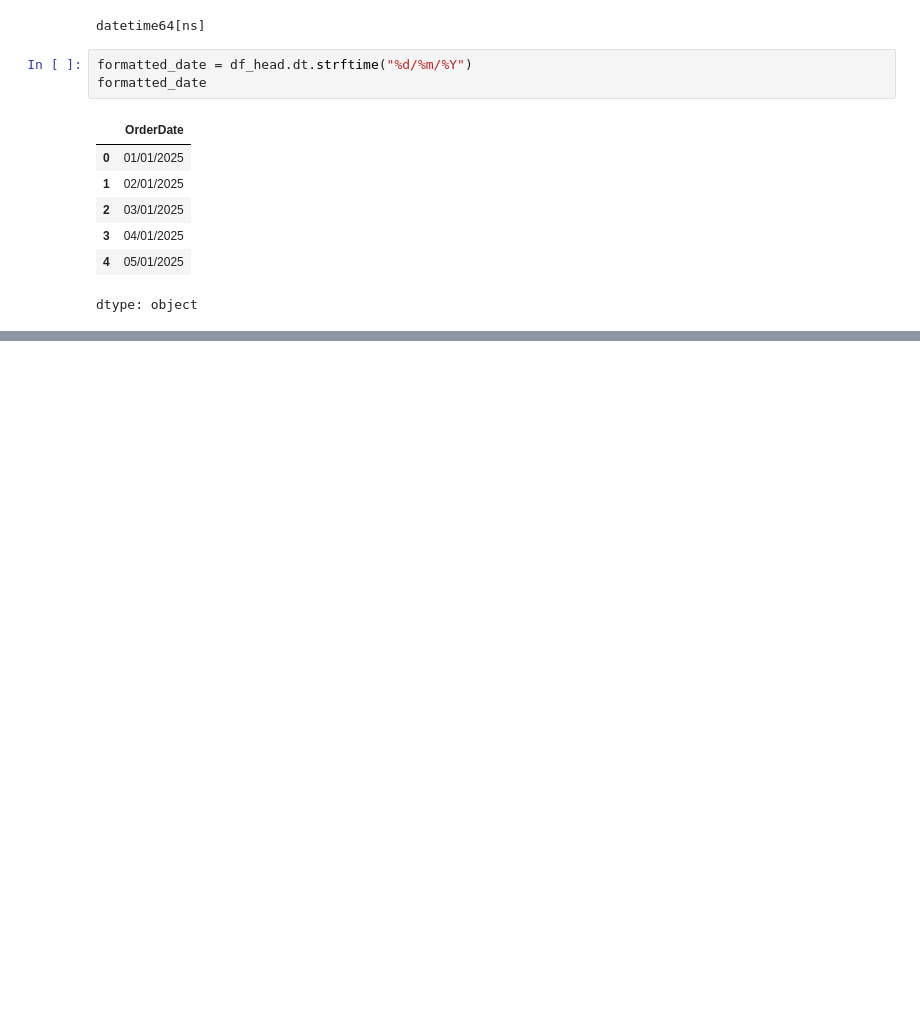
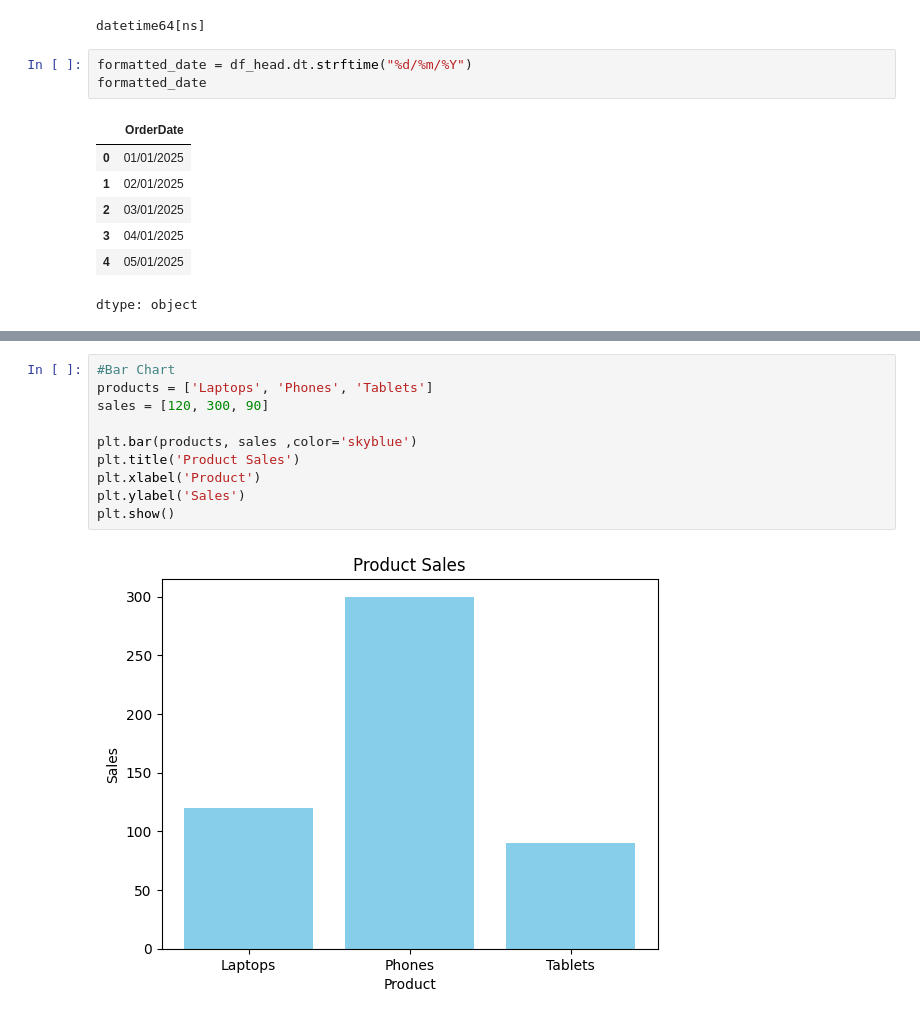
Before and after one commit to IBREEZZ/Code_Academy_Makeen2, a Jupyter notebook: week3.ipynb, the cells around one changed output, grey strips where cells are left out. Drawn from its saved outputs; the diff is of its cells as text; blank space fills up the shorter version.

```diff
--- a/week3.ipynb
+++ b/week3.ipynb
@@ -1122,0 +1141,12 @@ dtype: object
+# %%
+#Bar Chart
+products = ['Laptops', 'Phones', 'Tablets']
+sales = [120, 300, 90]
+
+plt.bar(products, sales ,color='skyblue')
+plt.title('Product Sales')
+plt.xlabel('Product')
+plt.ylabel('Sales')
+plt.show()
+# %% [output]
+[figure, added]
```
Also changed, not shown: parts of 15 cells of this notebook.
